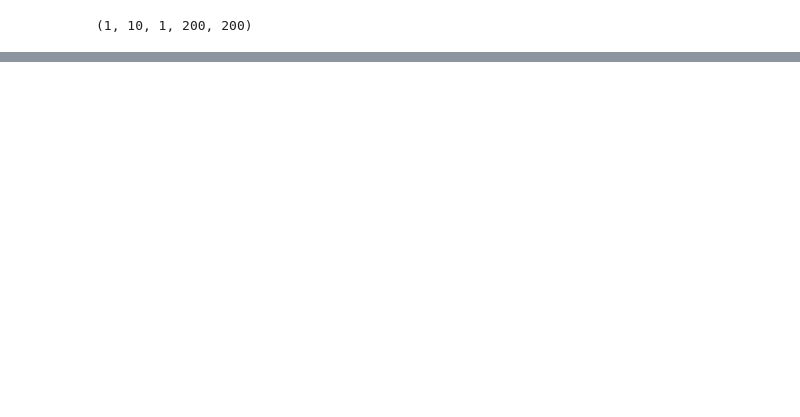
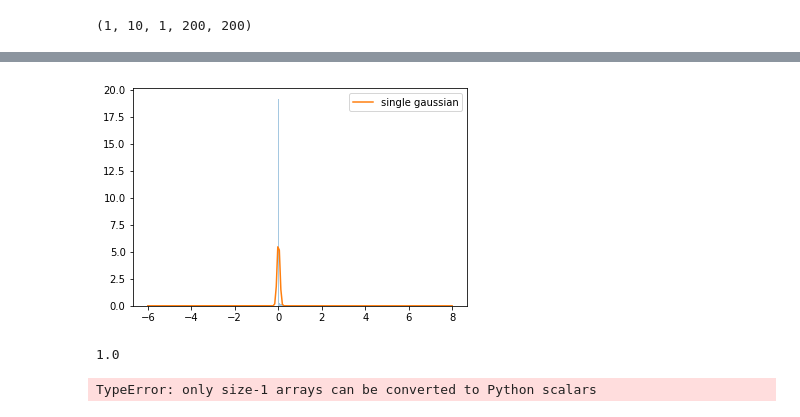
Before and after one commit to chrimerss/RadarEnhancement, a Jupyter notebook: test_res.ipynb, the cells around one changed output, grey strips where cells are left out. Saved outputs shown, nothing was run; the diff lists cells and outputs as text; code cells hidden in the pictures; blank space fills up the shorter version.

```diff
--- a/test_res.ipynb
+++ b/test_res.ipynb
@@ -88,0 +101,2 @@ MovieWriter imagemagick unavailable. Trying to use pillow instead.
+# %%
+data= test_img.detach().numpy()
@@ -88,0 +193,31 @@ MovieWriter imagemagick unavailable. Trying to use pillow instead.
+# %%
+gaussian=Gaussian(data, data.mean(), data.std())
+# %%
+x = np.linspace(-6, 8, 200)
+g_single = stats.norm(gaussian.mu, gaussian.sigma).pdf(x)
+sns.distplot(data.reshape(-1,1), bins=20, kde=False, norm_hist=True)
+plt.plot(x, g_single, label='single gaussian')
+plt.legend();
+# %% [output]
+[figure, added]
+# %%
+data.max()
+# %% [output]
+1.0
+# %%
+n_iterations = 5
+best_mix = None
+best_loglike = float('-inf')
+mix = GaussianMixture(data)
+for _ in range(n_iterations):
+    try:
+        #train!
+        mix.iterate(verbose=True)
+        if mix.loglike > best_loglike:
+            best_loglike = mix.loglike
+            best_mix = mix
+
+    except (ZeroDivisionError, ValueError, RuntimeWarning): # Catch division errors from bad starts, and just throw them out...
+        pass
+# %% [output]
+TypeError: only size-1 arrays can be converted to Python scalars
```
Also changed, not shown: parts of 12 cells of this notebook, 3 other files.
